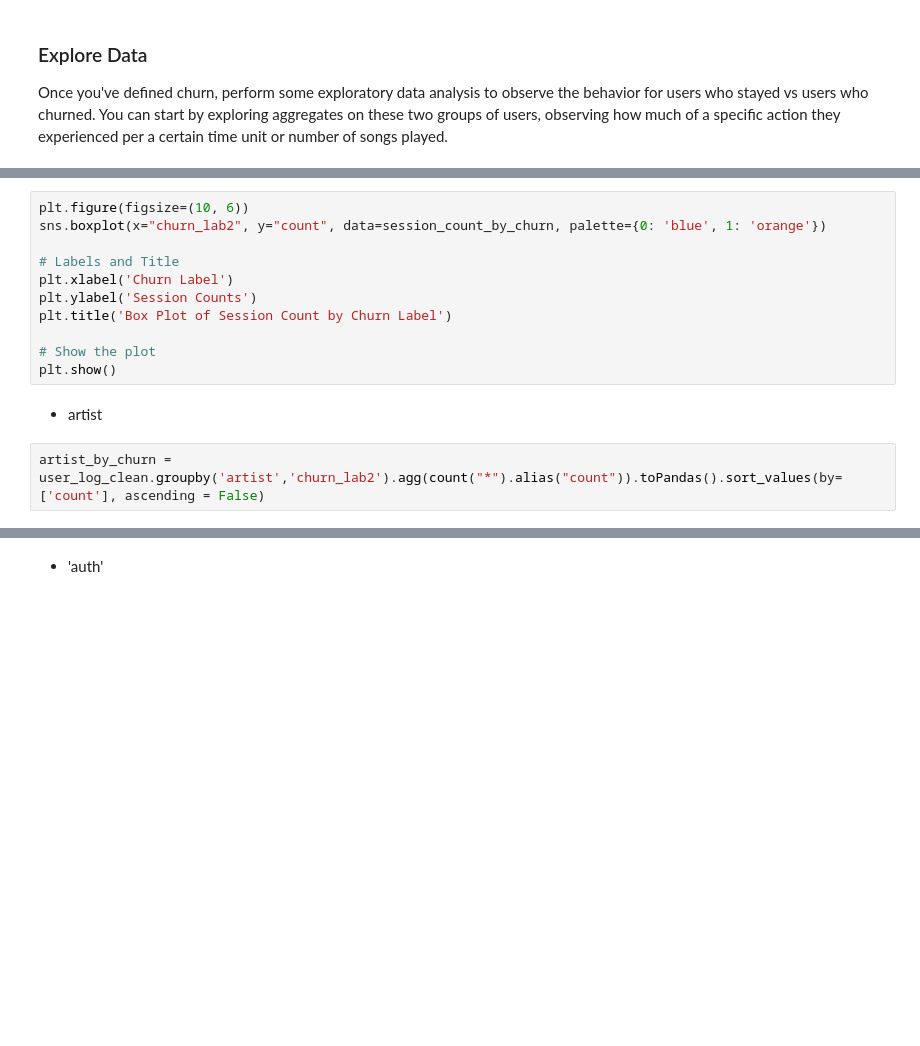
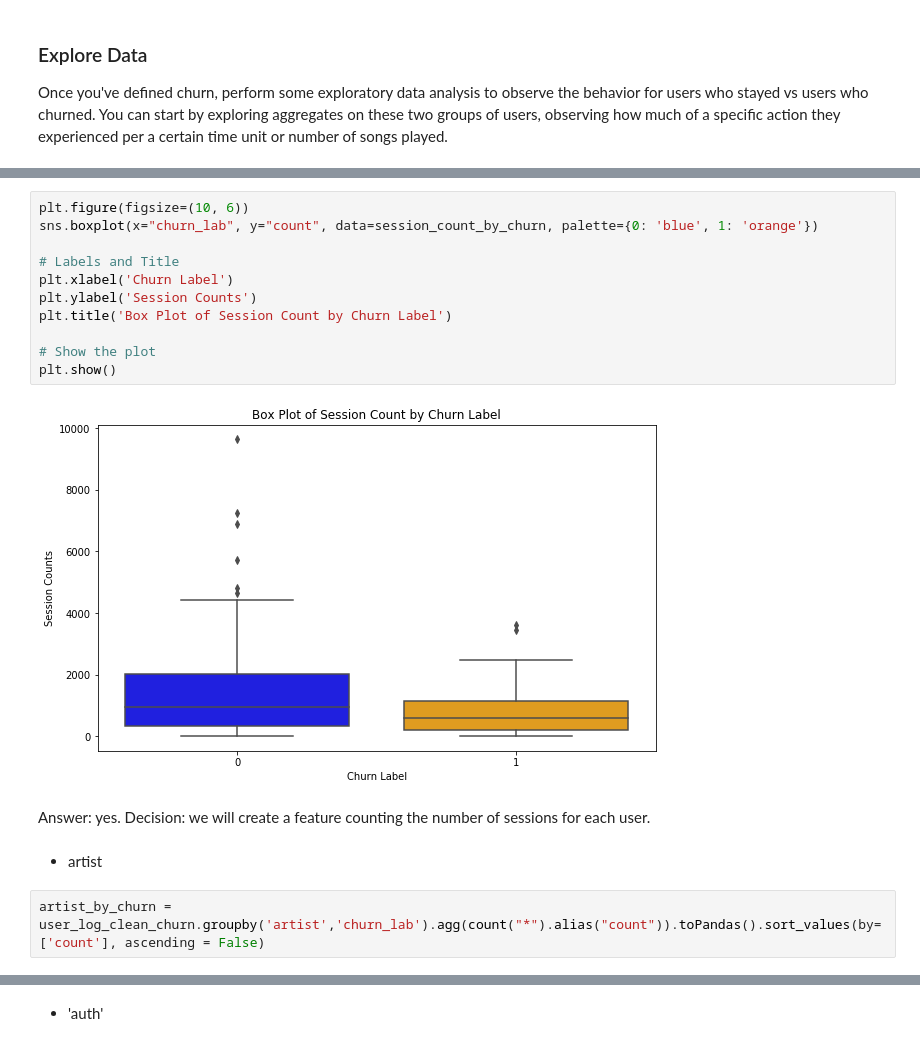
Before and after one commit to thecochenille/scaling-fishstick, a Jupyter notebook: Sparkify.ipynb, the cells around one changed output, grey strips where cells are left out. Cells and saved outputs as stored; diff of their text form; blank space fills up the shorter version.

```diff
--- a/Sparkify.ipynb
+++ b/Sparkify.ipynb
@@ -649,17 +721,22 @@ sns.barplot(data=session_count_by_churn, x='userId', y='count', hue='churn_lab2'
 # %%
 plt.figure(figsize=(10, 6))
-sns.boxplot(x="churn_lab2", y="count", data=session_count_by_churn, palette={0: 'blue', 1: 'orange'})
+sns.boxplot(x="churn_lab", y="count", data=session_count_by_churn, palette={0: 'blue', 1: 'orange'})
 
 # Labels and Title
 plt.xlabel('Churn Label')
 plt.ylabel('Session Counts')
 plt.title('Box Plot of Session Count by Churn Label')
 
 # Show the plot
 plt.show()
+# %% [output]
+[figure, added]
+# %% [markdown]
+Answer: yes.
+Decision: we will create a feature counting the number of sessions for each user.
 # %% [markdown]
 - artist
 # %%
-artist_by_churn = user_log_clean.groupby('artist','churn_lab2').agg(count("*").alias("count")).toPandas().sort_values(by=['count'], ascending = False)
+artist_by_churn = user_log_clean_churn.groupby('artist','churn_lab').agg(count("*").alias("count")).toPandas().sort_values(by=['count'], ascending = False)
 # %%
 artist_by_churn.head()
```
Also changed, not shown: parts of 72 cells of this notebook, 2 other files.
